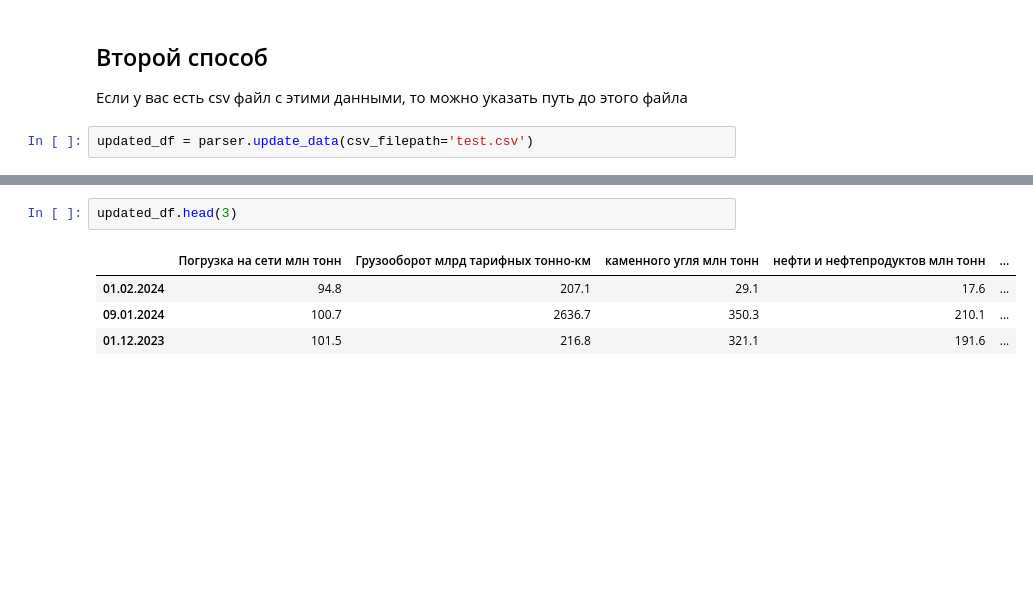
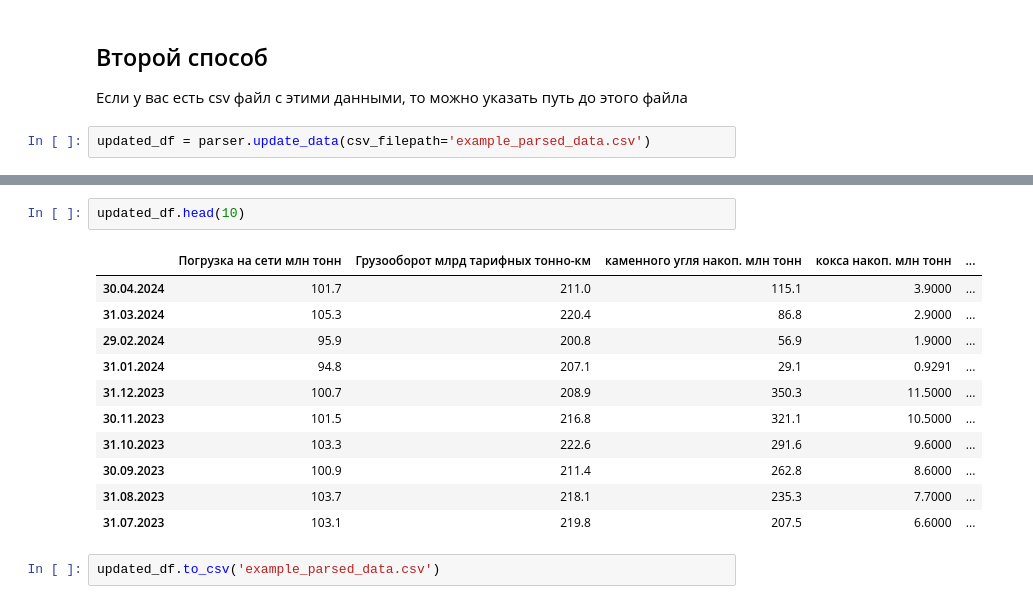
Before and after one commit to ETinstitute/rzd_parser, a Jupyter notebook: example.ipynb, the cells around one changed output, grey strips where cells are left out. Saved outputs shown, nothing was run; the diff lists cells and outputs as text; blank space fills up the shorter version.

```diff
--- a/example.ipynb
+++ b/example.ipynb
@@ -52,4 +52,4 @@ updated_df.head(3)
 
 Если у вас есть csv файл с этими данными, то можно указать путь до этого файла
 # %%
-updated_df = parser.update_data(csv_filepath='test.csv')
+updated_df = parser.update_data(csv_filepath='example_parsed_data.csv')
@@ -56,7 +60,16 @@ updated_df = parser.update_data(csv_filepath='test.csv')
 # %%
-updated_df.head(3)
+updated_df.head(10)
 # %% [output]
-|  | Погрузка на сети млн тонн | Грузооборот млрд тарифных тонно-км | каменного угля млн тонн | нефти и нефтепродуктов млн тонн | ... |
-| 01.02.2024 | 94.8 | 207.1 | 29.1 | 17.6 | ... |
-| 09.01.2024 | 100.7 | 2636.7 | 350.3 | 210.1 | ... |
-| 01.12.2023 | 101.5 | 216.8 | 321.1 | 191.6 | ... |
+|  | Погрузка на сети млн тонн | Грузооборот млрд тарифных тонно-км | каменного угля накоп. млн тонн | кокса накоп. млн тонн | ... |
+| 30.04.2024 | 101.7 | 211.0 | 115.1 | 3.9000 | ... |
+| 31.03.2024 | 105.3 | 220.4 | 86.8 | 2.9000 | ... |
+| 29.02.2024 | 95.9 | 200.8 | 56.9 | 1.9000 | ... |
+| 31.01.2024 | 94.8 | 207.1 | 29.1 | 0.9291 | ... |
+| 31.12.2023 | 100.7 | 208.9 | 350.3 | 11.5000 | ... |
+| 30.11.2023 | 101.5 | 216.8 | 321.1 | 10.5000 | ... |
+| 31.10.2023 | 103.3 | 222.6 | 291.6 | 9.6000 | ... |
+| 30.09.2023 | 100.9 | 211.4 | 262.8 | 8.6000 | ... |
+| 31.08.2023 | 103.7 | 218.1 | 235.3 | 7.7000 | ... |
+| 31.07.2023 | 103.1 | 219.8 | 207.5 | 6.6000 | ... |
+# %%
+updated_df.to_csv('example_parsed_data.csv')
```
Also changed, not shown: parts of 1 cell of this notebook, 2 other files.
